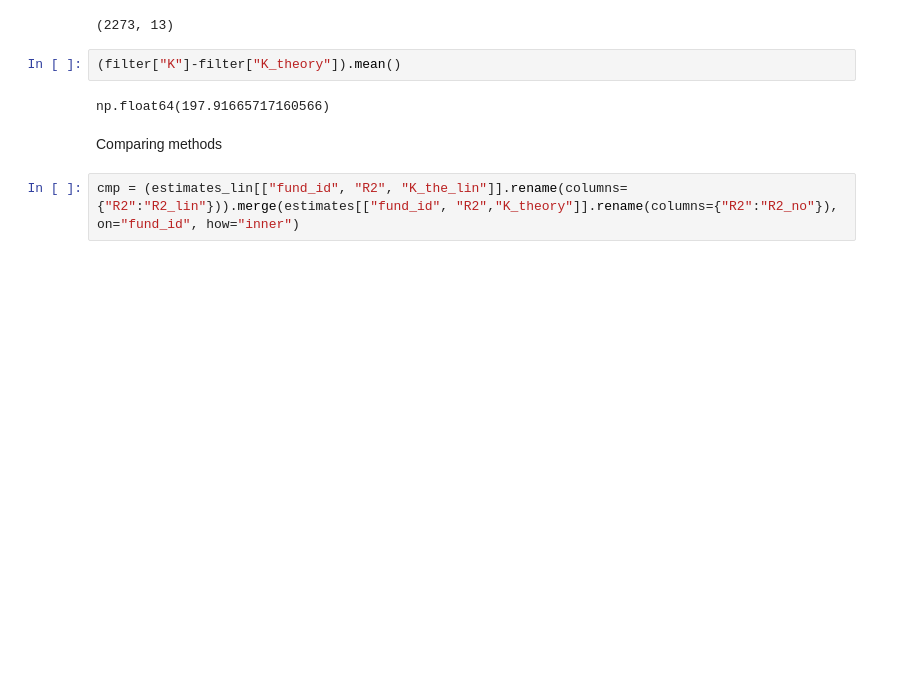
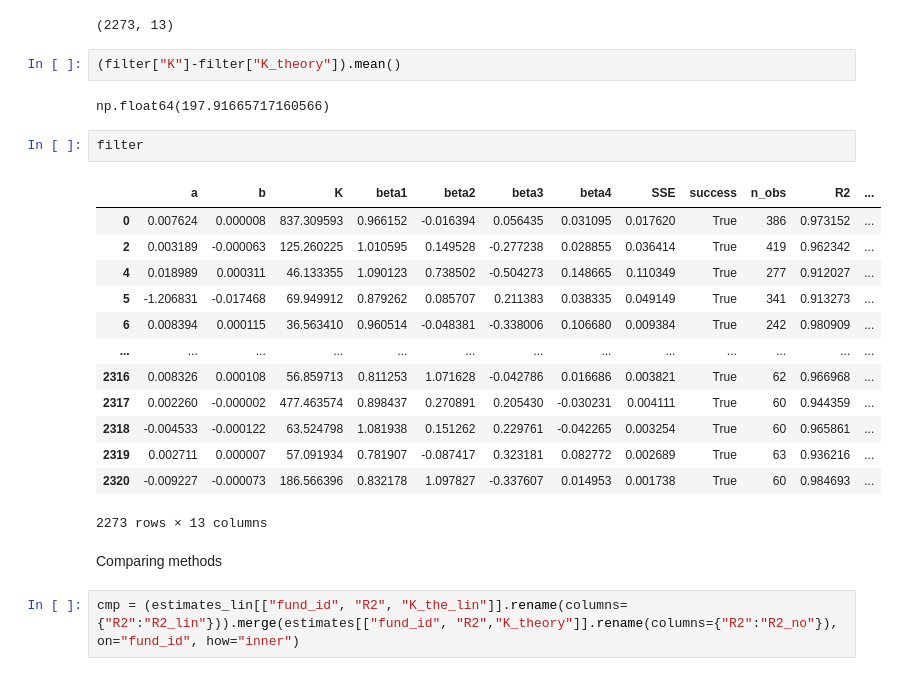
Before and after one commit to DavidSandovalRodriguez/Fund-Kink-Smoothing, a Jupyter notebook: WorkingNotebook.ipynb, the cells around one changed output. Saved outputs shown, nothing was run; the diff lists cells and outputs as text; blank space fills up the shorter version.

```diff
--- a/WorkingNotebook.ipynb
+++ b/WorkingNotebook.ipynb
@@ -340,6 +342,22 @@ filter.shape
 (filter["K"]-filter["K_theory"]).mean()
 # %% [output]
 np.float64(197.91665717160566)
+# %%
+filter
+# %% [output]
+|  | a | b | K | beta1 | beta2 | beta3 | beta4 | SSE | success | n_obs | R2 | ... |
+| 0 | 0.007624 | 0.000008 | 837.309593 | 0.966152 | -0.016394 | 0.056435 | 0.031095 | 0.017620 | True | 386 | 0.973152 | ... |
+| 2 | 0.003189 | -0.000063 | 125.260225 | 1.010595 | 0.149528 | -0.277238 | 0.028855 | 0.036414 | True | 419 | 0.962342 | ... |
+| 4 | 0.018989 | 0.000311 | 46.133355 | 1.090123 | 0.738502 | -0.504273 | 0.148665 | 0.110349 | True | 277 | 0.912027 | ... |
+| 5 | -1.206831 | -0.017468 | 69.949912 | 0.879262 | 0.085707 | 0.211383 | 0.038335 | 0.049149 | True | 341 | 0.913273 | ... |
+| 6 | 0.008394 | 0.000115 | 36.563410 | 0.960514 | -0.048381 | -0.338006 | 0.106680 | 0.009384 | True | 242 | 0.980909 | ... |
+| ... | ... | ... | ... | ... | ... | ... | ... | ... | ... | ... | ... | ... |
+| 2316 | 0.008326 | 0.000108 | 56.859713 | 0.811253 | 1.071628 | -0.042786 | 0.016686 | 0.003821 | True | 62 | 0.966968 | ... |
+| 2317 | 0.002260 | -0.000002 | 477.463574 | 0.898437 | 0.270891 | 0.205430 | -0.030231 | 0.004111 | True | 60 | 0.944359 | ... |
+| 2318 | -0.004533 | -0.000122 | 63.524798 | 1.081938 | 0.151262 | 0.229761 | -0.042265 | 0.003254 | True | 60 | 0.965861 | ... |
+| 2319 | 0.002711 | 0.000007 | 57.091934 | 0.781907 | -0.087417 | 0.323181 | 0.082772 | 0.002689 | True | 63 | 0.936216 | ... |
+| 2320 | -0.009227 | -0.000073 | 186.566396 | 0.832178 | 1.097827 | -0.337607 | 0.014953 | 0.001738 | True | 60 | 0.984693 | ... |
+2273 rows × 13 columns
 # %% [markdown]
 Comparing methods
 # %%
```
Also changed, not shown: parts of 20 cells of this notebook, 3 other files.
